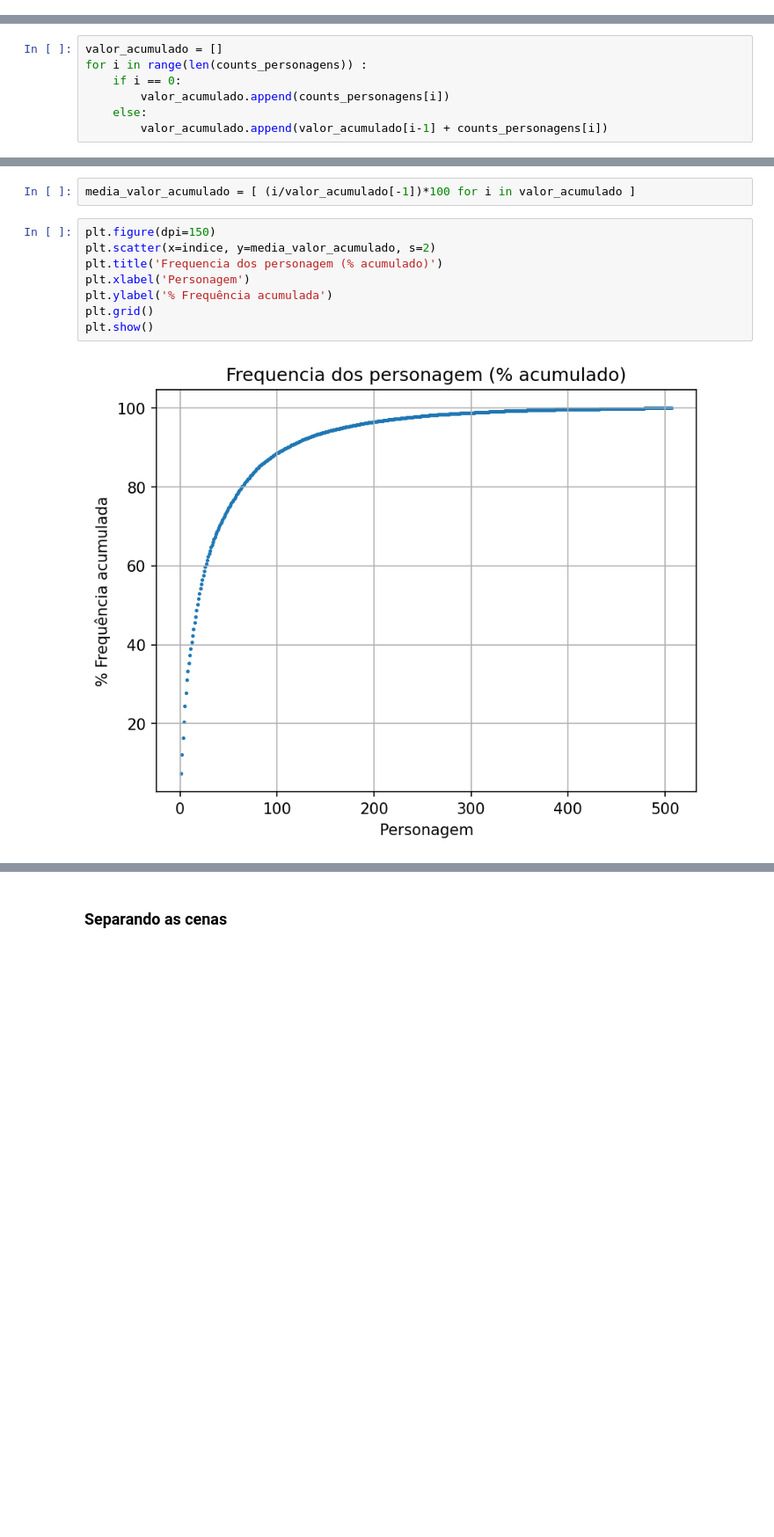
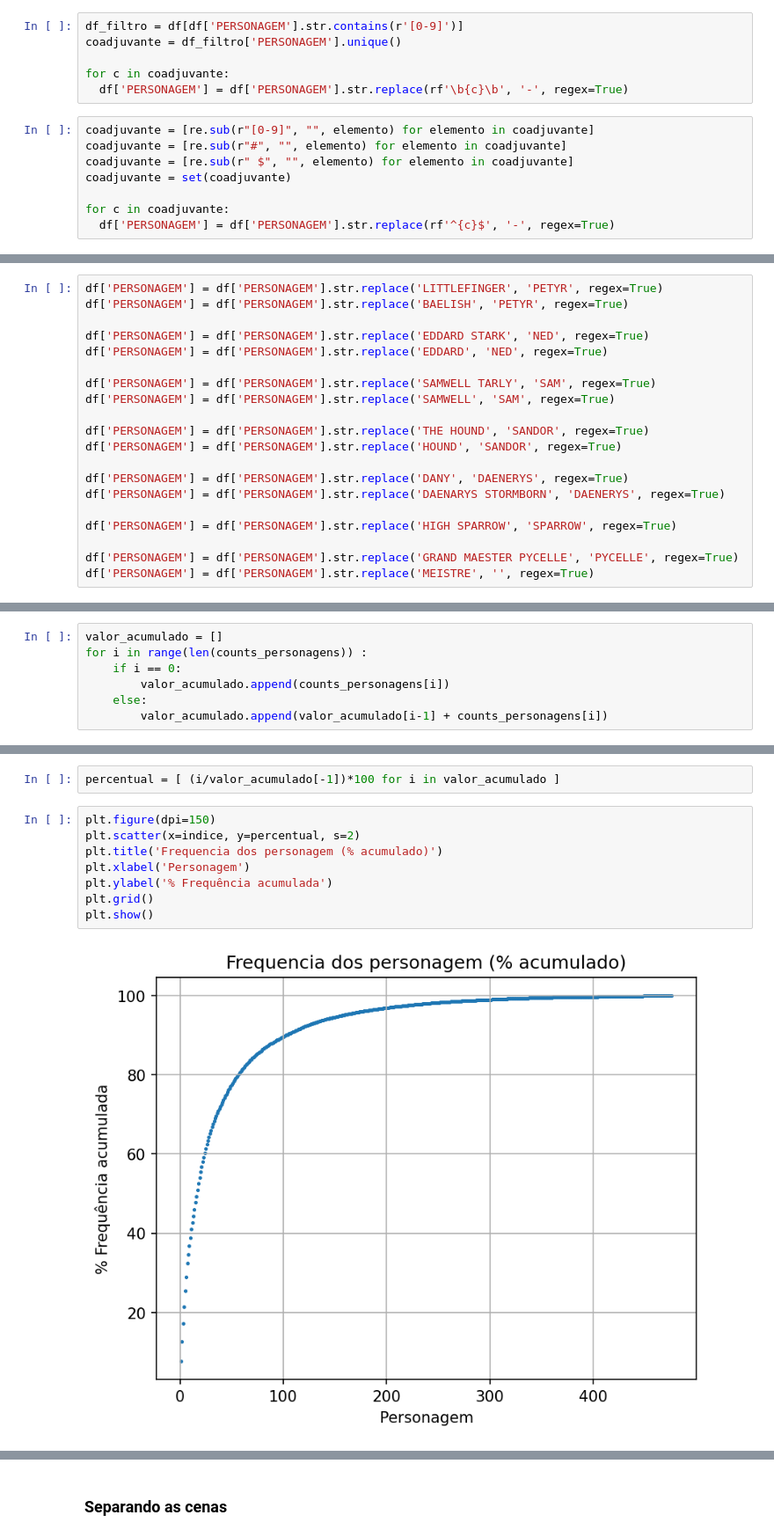
Before and after one commit to LuanaLimaFreitas/UNIFOR-GRAFOS, a Jupyter notebook: GOT.ipynb, the cells around one changed output, grey strips where cells are left out. Shown at 88% size. Saved outputs shown, nothing was run; the diff lists cells and outputs as text; blank space fills up the shorter version.

```diff
--- a/GOT.ipynb
+++ b/GOT.ipynb
@@ -98,3 +103,37 @@ df['PERSONAGEM'] = df['PERSONAGEM'].str.replace('EXT', '-', regex=True)
+# %%
+df_filtro = df[df['PERSONAGEM'].str.contains(r'[0-9]')]
+coadjuvante = df_filtro['PERSONAGEM'].unique()
+
+for c in coadjuvante:
+  df['PERSONAGEM'] = df['PERSONAGEM'].str.replace(rf'\b{c}\b', '-', regex=True)
+# %%
+coadjuvante = [re.sub(r"[0-9]", "", elemento) for elemento in coadjuvante]
+coadjuvante = [re.sub(r"#", "", elemento) for elemento in coadjuvante]
+coadjuvante = [re.sub(r" $", "", elemento) for elemento in coadjuvante]
+coadjuvante = set(coadjuvante)
+
+for c in coadjuvante:
+  df['PERSONAGEM'] = df['PERSONAGEM'].str.replace(rf'^{c}$', '-', regex=True)
 # %% [markdown]
 ### Tratando o nome dos personagens
+# %%
+df['PERSONAGEM'] = df['PERSONAGEM'].str.replace('LITTLEFINGER', 'PETYR', regex=True)
+df['PERSONAGEM'] = df['PERSONAGEM'].str.replace('BAELISH', 'PETYR', regex=True)
+
+df['PERSONAGEM'] = df['PERSONAGEM'].str.replace('EDDARD STARK', 'NED', regex=True)
+df['PERSONAGEM'] = df['PERSONAGEM'].str.replace('EDDARD', 'NED', regex=True)
+
+df['PERSONAGEM'] = df['PERSONAGEM'].str.replace('SAMWELL TARLY', 'SAM', regex=True)
+df['PERSONAGEM'] = df['PERSONAGEM'].str.replace('SAMWELL', 'SAM', regex=True)
+
+df['PERSONAGEM'] = df['PERSONAGEM'].str.replace('THE HOUND', 'SANDOR', regex=True)
+df['PERSONAGEM'] = df['PERSONAGEM'].str.replace('HOUND', 'SANDOR', regex=True)
+
+df['PERSONAGEM'] = df['PERSONAGEM'].str.replace('DANY', 'DAENERYS', regex=True)
+df['PERSONAGEM'] = df['PERSONAGEM'].str.replace('DAENARYS STORMBORN', 'DAENERYS', regex=True)
+
+df['PERSONAGEM'] = df['PERSONAGEM'].str.replace('HIGH SPARROW', 'SPARROW', regex=True)
+
+df['PERSONAGEM'] = df['PERSONAGEM'].str.replace('GRAND MAESTER PYCELLE', 'PYCELLE', regex=True)
+df['PERSONAGEM'] = df['PERSONAGEM'].str.replace('MEISTRE', '', regex=True)
 # %%
@@ -190,12 +223,12 @@ plt.show()
 # %%
-media_valor_acumulado = [ (i/valor_acumulado[-1])*100 for i in valor_acumulado ]
+percentual = [ (i/valor_acumulado[-1])*100 for i in valor_acumulado ]
 # %%
 plt.figure(dpi=150)
-plt.scatter(x=indice, y=media_valor_acumulado, s=2)
+plt.scatter(x=indice, y=percentual, s=2)
 plt.title('Frequencia dos personagem (% acumulado)')
 plt.xlabel('Personagem')
 plt.ylabel('% Frequência acumulada')
 plt.grid()
 plt.show()
 # %% [output]
-[figure, old version]
+[figure, new version]
```
Also changed, not shown: parts of 28 cells of this notebook.
